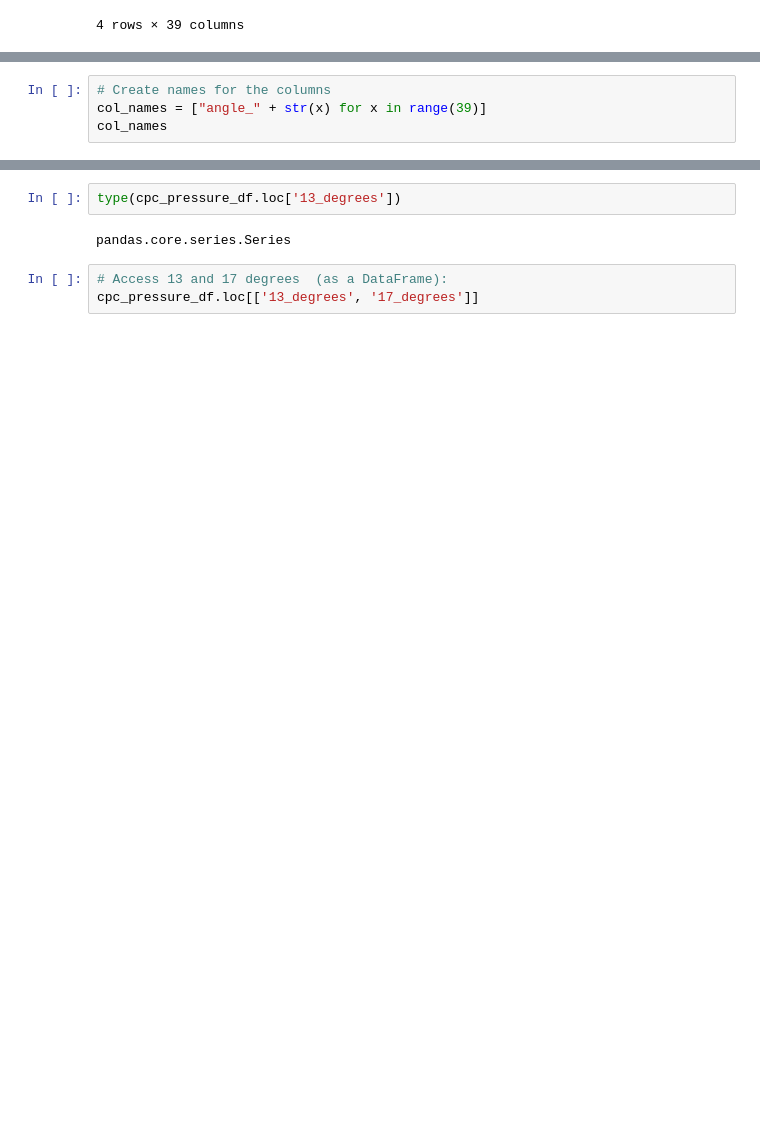
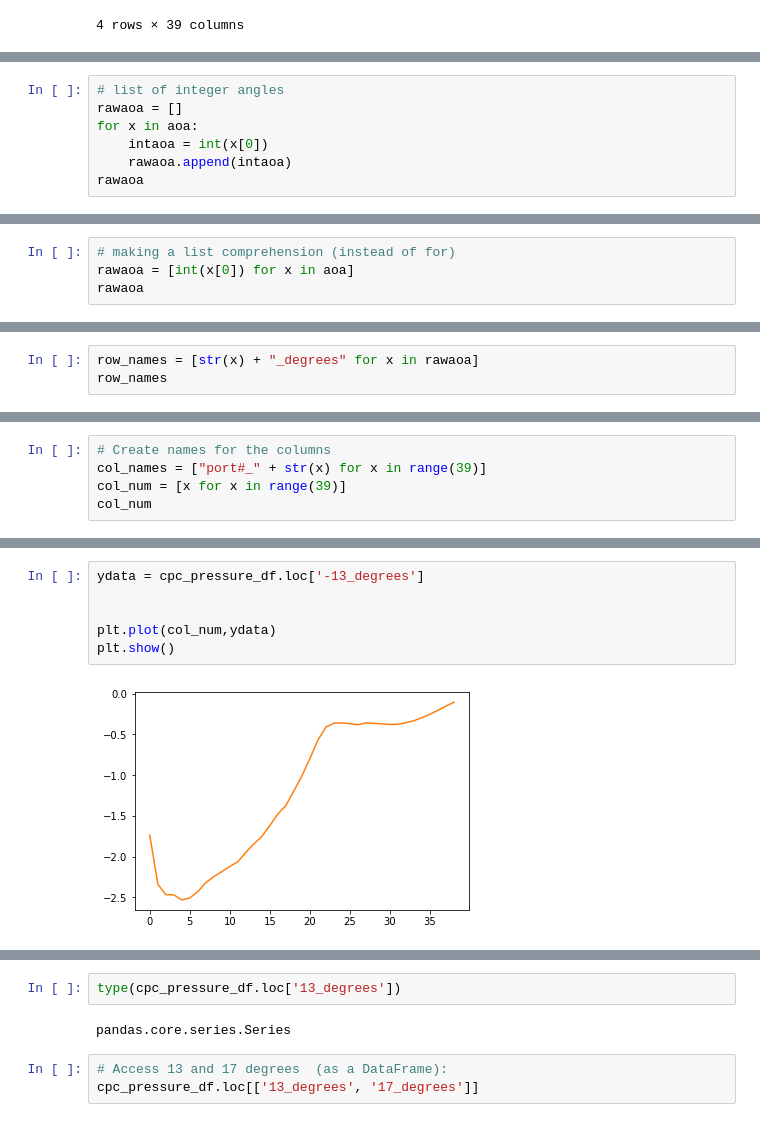
Before and after one commit to bakera81/airfoil-analysis, a Jupyter notebook: airfoil-analysis.ipynb, the cells around one changed output, grey strips where cells are left out. Saved outputs shown, nothing was run; the diff lists cells and outputs as text; blank space fills up the shorter version.

Commit message:
Plotted ydata

```diff
--- a/airfoil-analysis.ipynb
+++ b/airfoil-analysis.ipynb
@@ -158,0 +131,7 @@ row_names
+# %%
+# list of integer angles
+rawaoa = []
+for x in aoa:
+    intaoa = int(x[0])
+    rawaoa.append(intaoa)
+rawaoa
@@ -158,0 +140,4 @@ row_names
+# %%
+# making a list comprehension (instead of for)
+rawaoa = [int(x[0]) for x in aoa]
+rawaoa
@@ -158,0 +146,3 @@ row_names
+# %%
+row_names = [str(x) + "_degrees" for x in rawaoa]
+row_names
@@ -159,5 +170,6 @@ row_names
 # %%
 # Create names for the columns
-col_names = ["angle_" + str(x) for x in range(39)]
-col_names
+col_names = ["port#_" + str(x) for x in range(39)]
+col_num = [x for x in range(39)]
+col_num
 # %% [output]
@@ -206,3 +218,11 @@ cpc_pressure_df
+# %%
+ydata = cpc_pressure_df.loc['-13_degrees']
+
+
+plt.plot(col_num,ydata)
+plt.show()
+# %% [output]
+[figure, added]
 # %%
 # Access 13 degrees (as a Series):
 cpc_pressure_df.loc['13_degrees']
```
Also changed, not shown: parts of 13 cells of this notebook.
